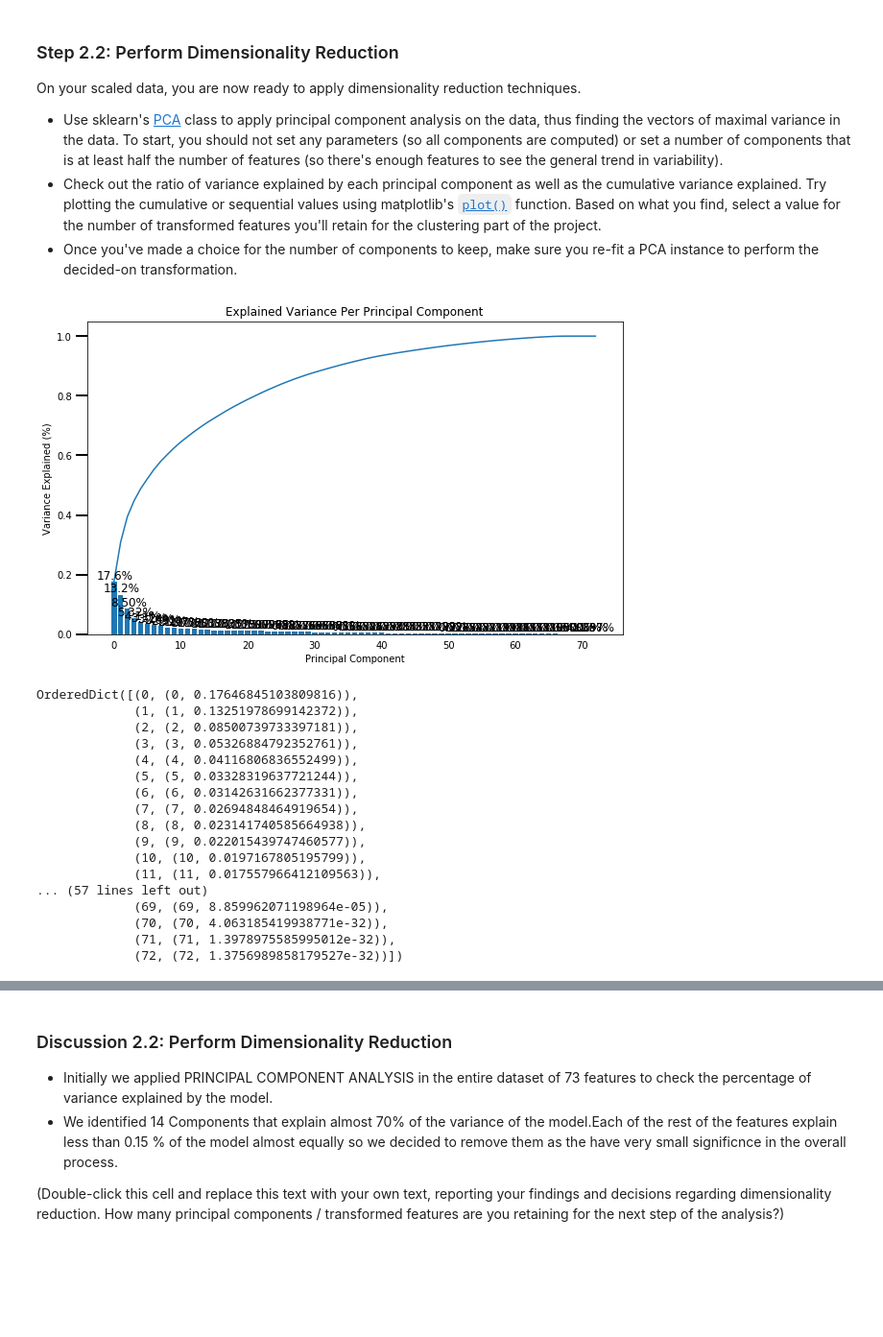
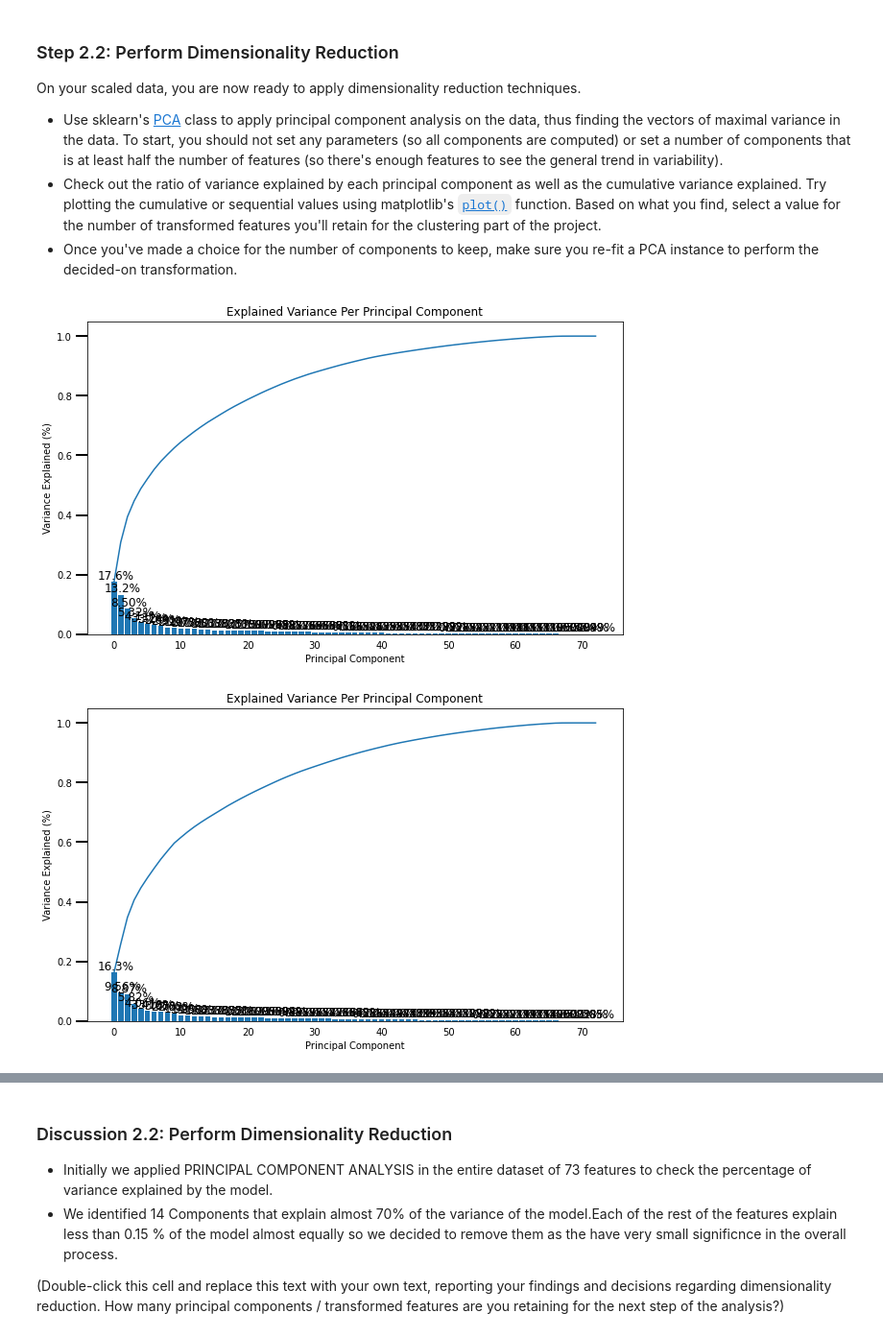
Before and after one commit to chpolyzo/intro_MLND, a Jupyter notebook: third_project/Identify_Customer_Segments.ipynb, the cells around one changed output, grey strips where cells are left out. Shown at 96% size. Cells and saved outputs as stored; diff of their text form; code cells hidden in the pictures; blank space fills up the shorter version.

```diff
--- a/third_project/Identify_Customer_Segments.ipynb
+++ b/third_project/Identify_Customer_Segments.ipynb
@@ -1432,5 +1417,5 @@ def do_pca(n_components, data):
 # %%
 from sklearn.decomposition import PCA
 # %%
-#apply the PCA function to the data
-pca73, gen_sc_pca73 = do_pca(73, gen_scaled)
+#apply PCA function to general scaled data gen scaled
+pca_gen, gen_weights = do_pca(73, gen_scaled)
@@ -1471,28 +1462,13 @@ def scree_plot(pca):
     ax.set_xlabel("Principal Component")
     ax.set_ylabel("Variance Explained (%)")
     plt.title('Explained Variance Per Principal Component')
-# %%
-scree_plot(pca73)
-# %% [output]
-[figure, removed]
+# %%
+# Investigate the variance accounted for by each principal component for general population
+scree_plot(pca_gen)
+# %% [output]
+[figure, added]
 # %%
-# Investigate the variance accounted for by each principal component.
-pca73_dic
+# Investigate the variance accounted for by each principal component for customers
+scree_plot(pca_cus)
 # %% [output]
-OrderedDict([(0, (0, 0.17646845103809816)),
-             (1, (1, 0.13251978699142372)),
-             (2, (2, 0.08500739733397181)),
-             (3, (3, 0.05326884792352761)),
-             (4, (4, 0.04116806836552499)),
-             (5, (5, 0.03328319637721244)),
-             (6, (6, 0.03142631662377331)),
-             (7, (7, 0.02694848464919654)),
-             (8, (8, 0.023141740585664938)),
-             (9, (9, 0.022015439747460577)),
-             (10, (10, 0.0197167805195799)),
-             (11, (11, 0.017557966412109563)),
-... (57 lines left out)
-             (69, (69, 8.859962071198964e-05)),
-             (70, (70, 4.063185419938771e-32)),
-             (71, (71, 1.3978975585995012e-32)),
-             (72, (72, 1.3756989858179527e-32))])
+[figure, added]
```
Also changed, not shown: parts of 125 cells of this notebook.
